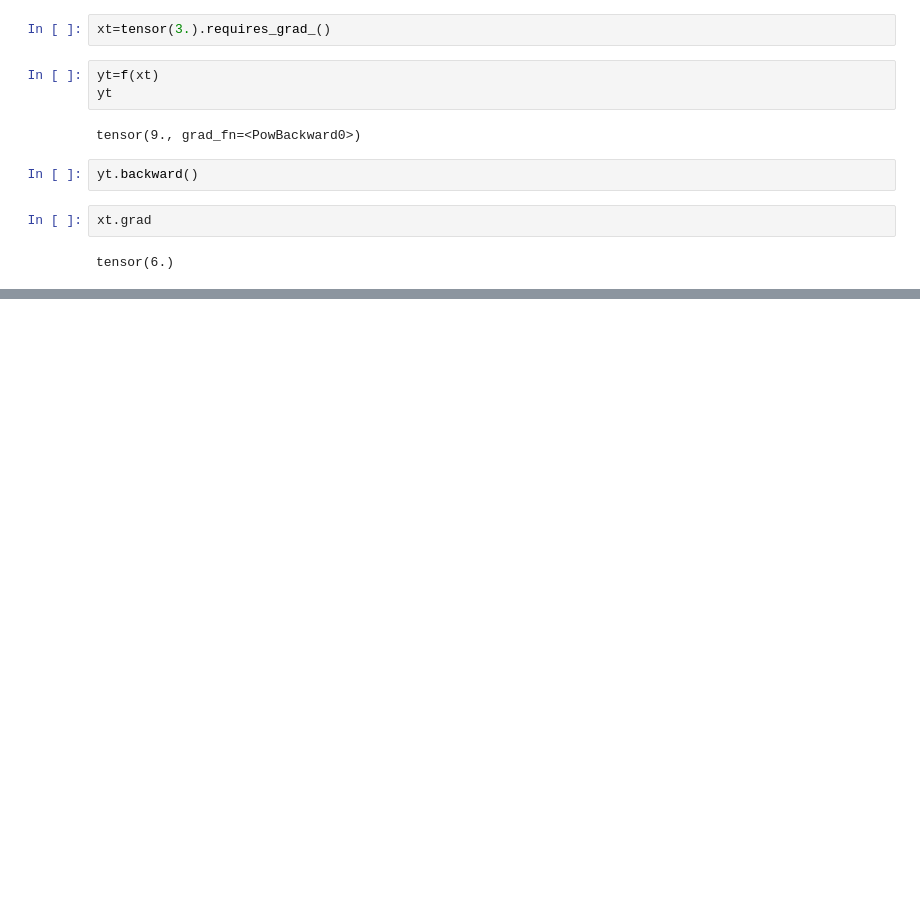
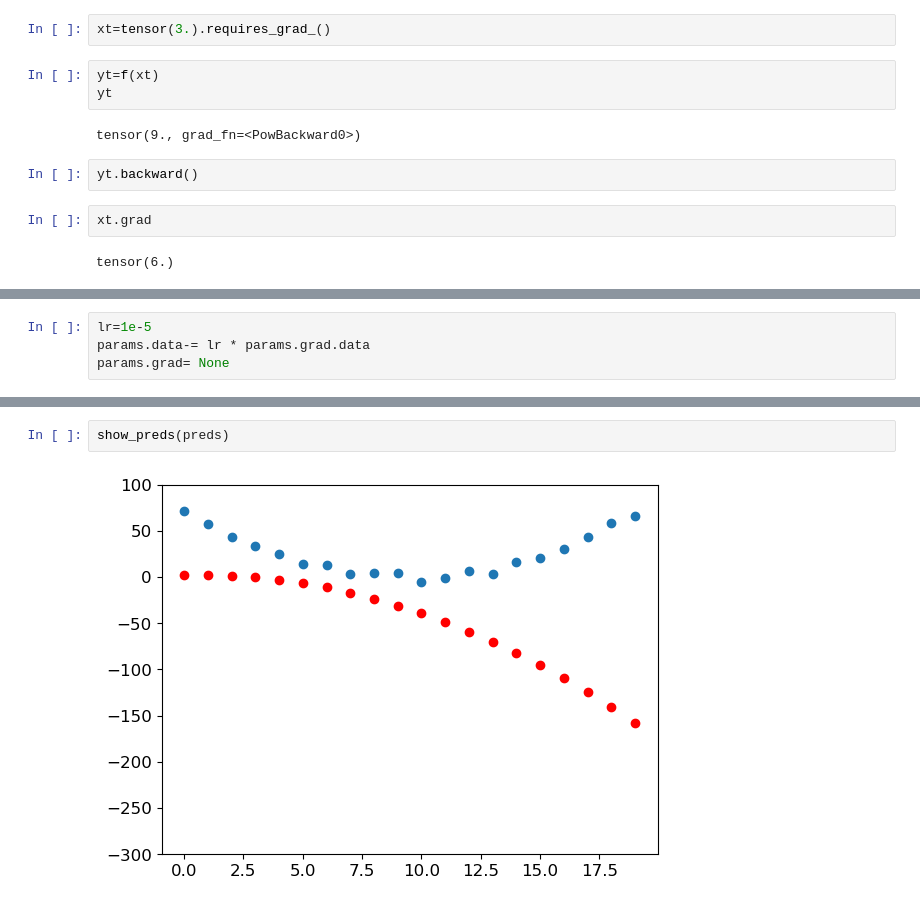
Before and after one commit to NShravanReddy/pythontest, a Jupyter notebook: 4digitclassifier.ipynb, the cells around one changed output, grey strips where cells are left out. Cells and saved outputs as stored; diff of their text form; blank space fills up the shorter version.

```diff
--- a/4digitclassifier.ipynb
+++ b/4digitclassifier.ipynb
@@ -284,0 +350,4 @@ tensor(4.)
+# %%
+lr=1e-5
+params.data-= lr * params.grad.data
+params.grad= None
@@ -284,0 +359,4 @@ tensor(4.)
+# %%
+show_preds(preds)
+# %% [output]
+[figure, added]
```
Also changed, not shown: parts of 30 cells of this notebook.
